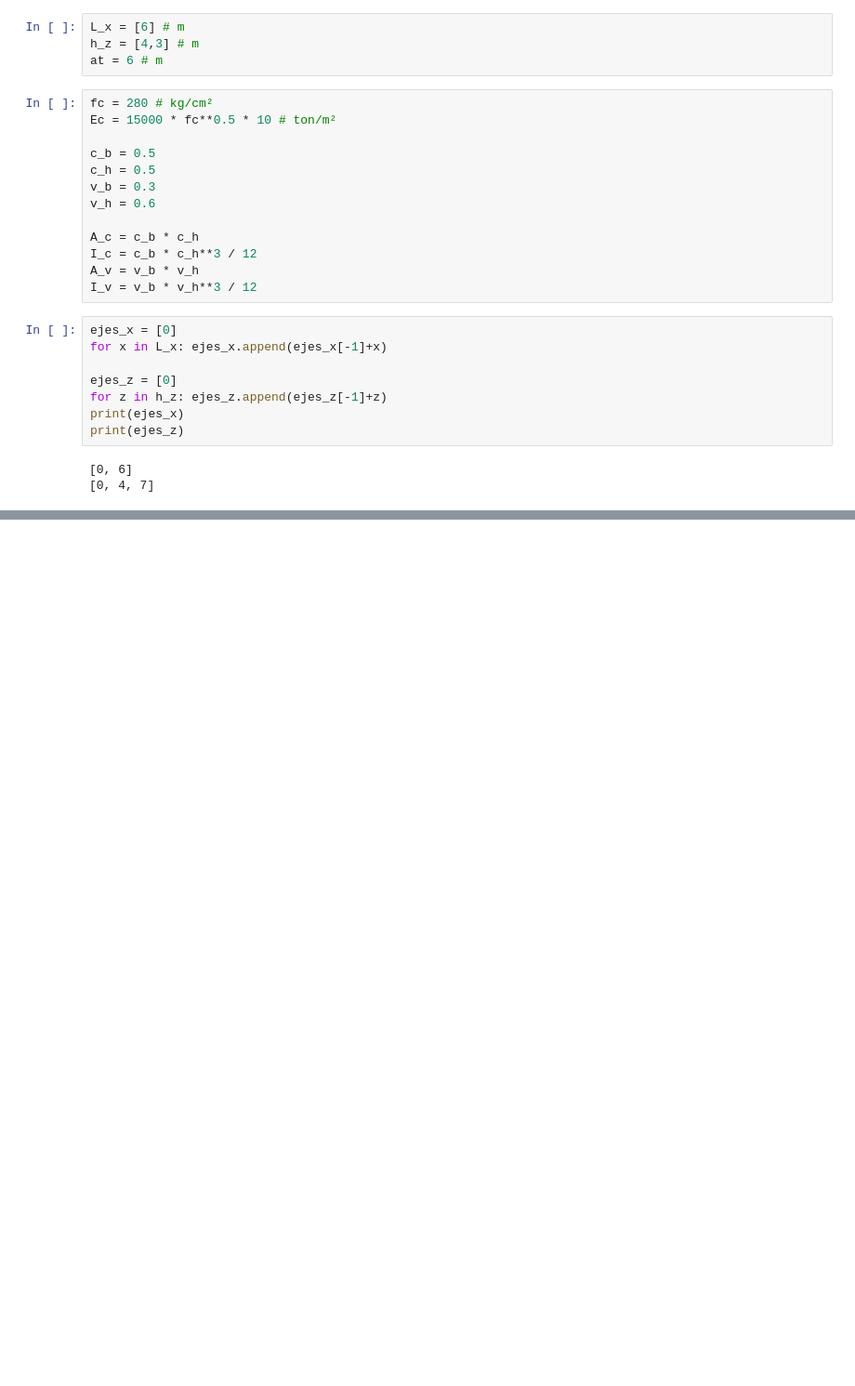
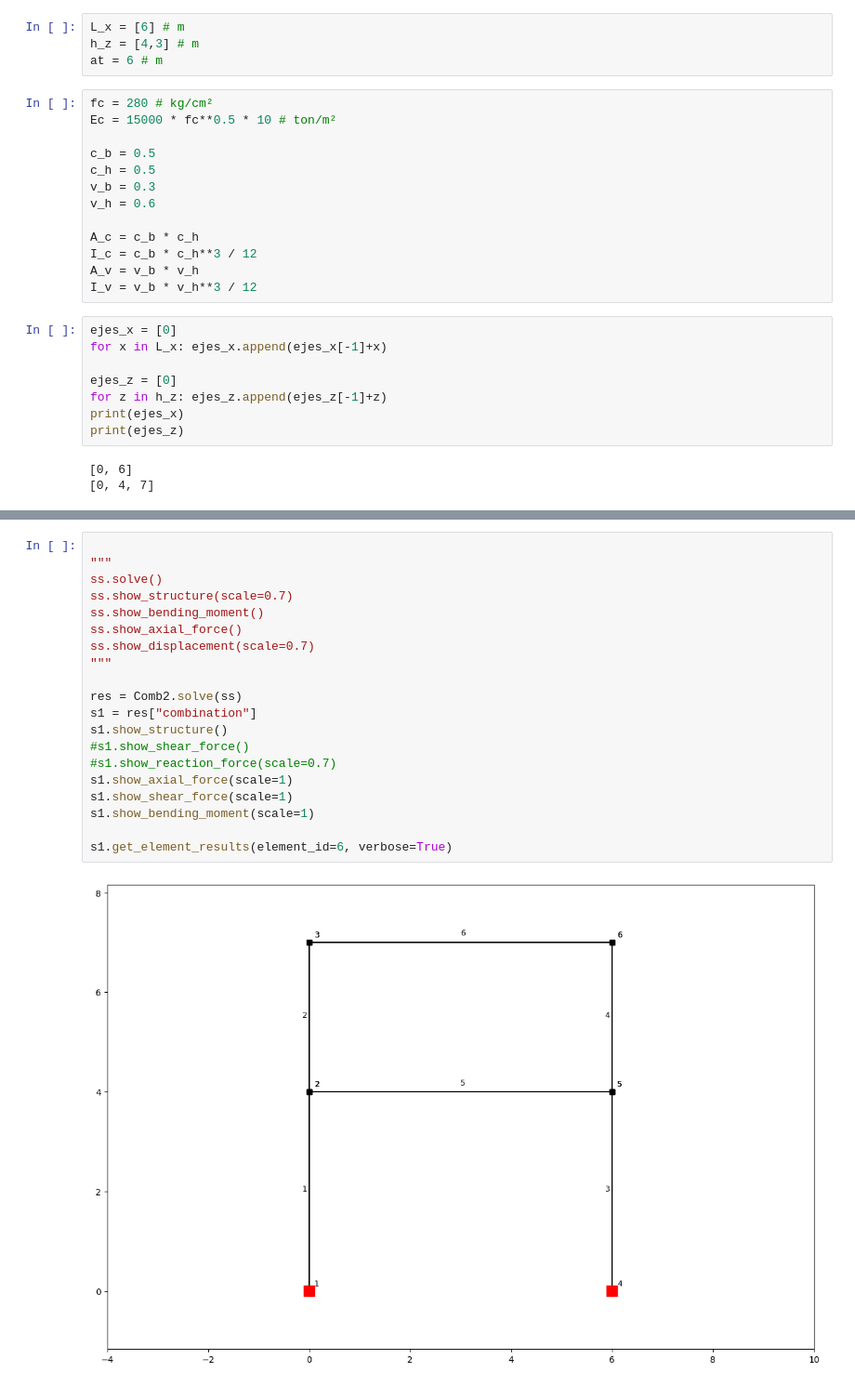
Before and after one commit to LudwigCano1/FrameDesign, a Jupyter notebook: frame_design.ipynb, the cells around one changed output, grey strips where cells are left out. Shown at 93% size. Drawn from its saved outputs; the diff is of its cells as text; blank space fills up the shorter version.

```diff
--- a/frame_design.ipynb
+++ b/frame_design.ipynb
@@ -141,0 +126,22 @@ s1.get_element_results(element_id=5, verbose=True)
+# %%
+
+"""
+ss.solve()
+ss.show_structure(scale=0.7)
+ss.show_bending_moment()
+ss.show_axial_force()
+ss.show_displacement(scale=0.7)
+"""
+
+res = Comb2.solve(ss)
+s1 = res["combination"]
+s1.show_structure()
+#s1.show_shear_force()
+#s1.show_reaction_force(scale=0.7)
+s1.show_axial_force(scale=1)
+s1.show_shear_force(scale=1)
+s1.show_bending_moment(scale=1)
+
+s1.get_element_results(element_id=6, verbose=True)
+# %% [output]
+[figure, added]
```
Also changed, not shown: parts of 3 cells of this notebook.
